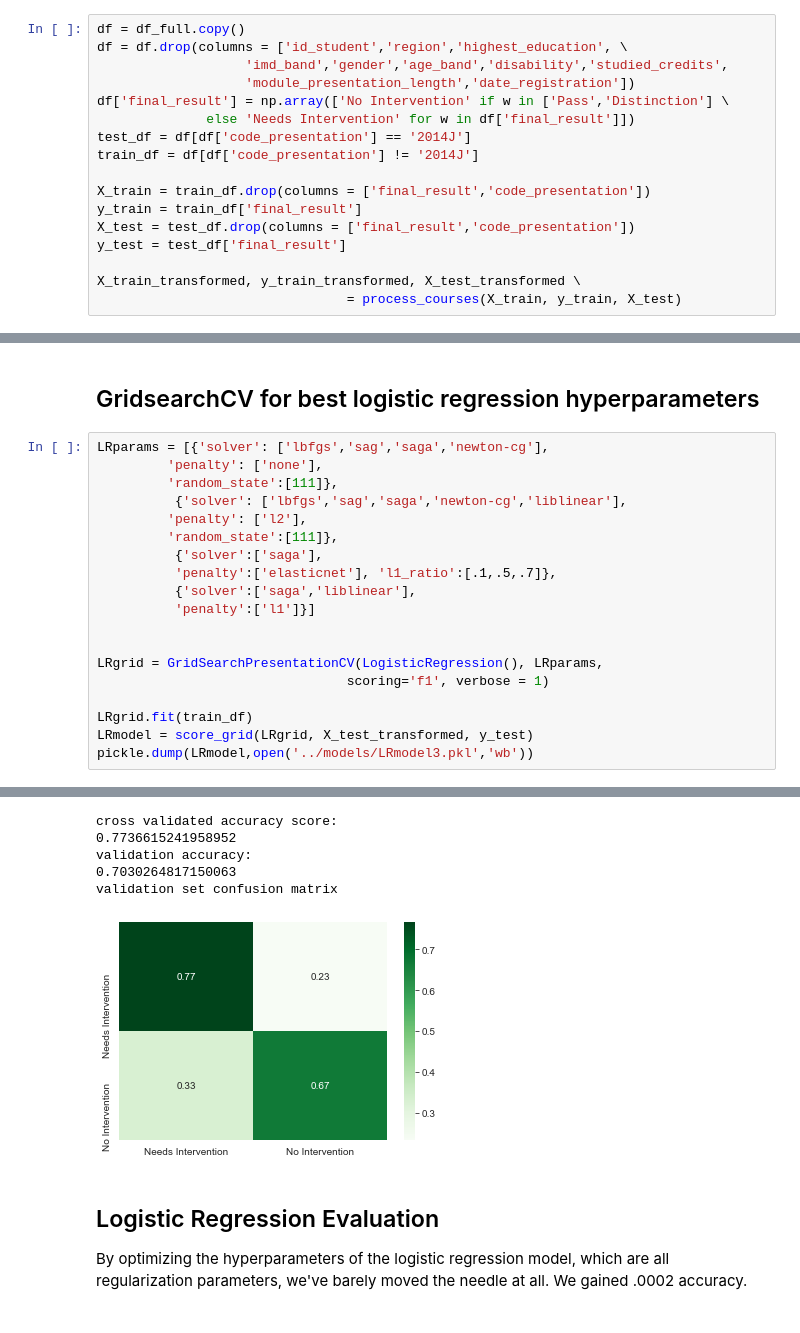
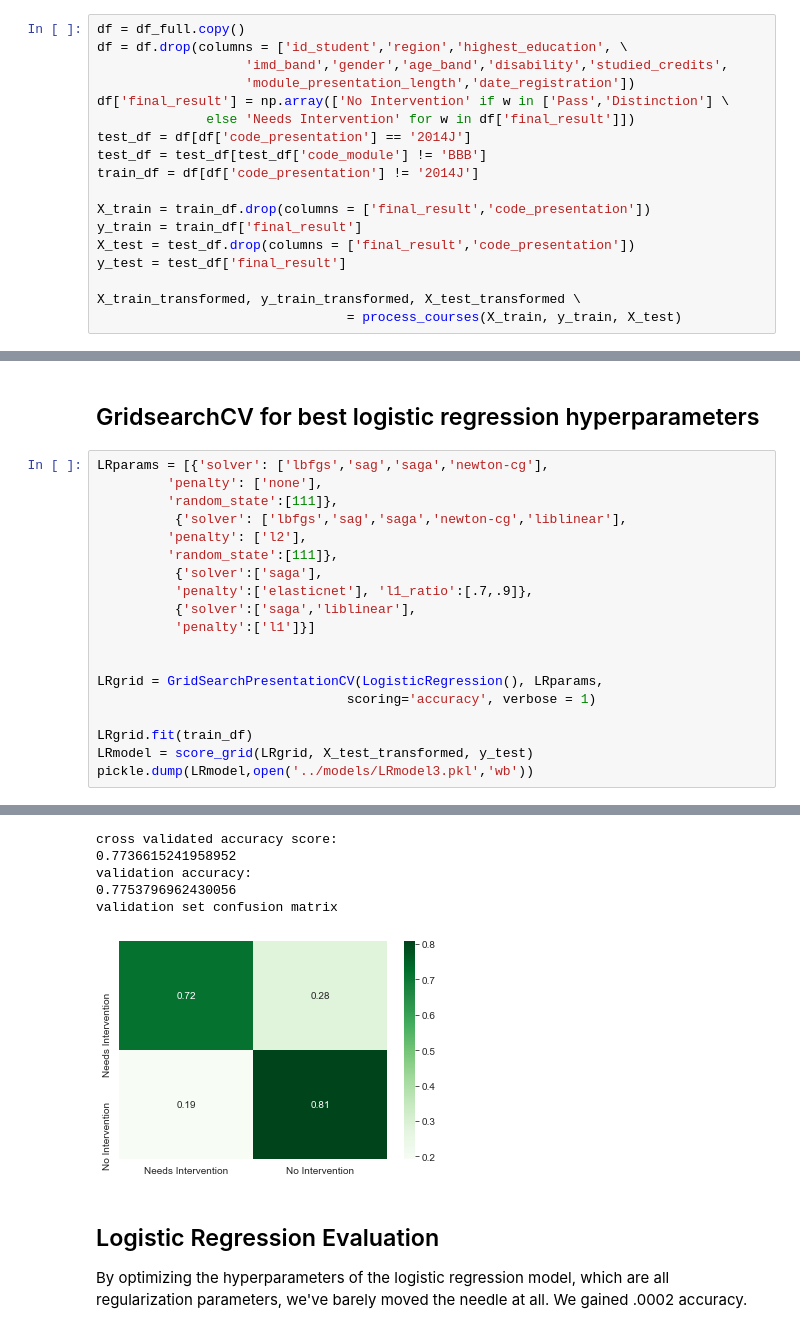
Before and after one commit to Caellwyn/ou_student_predictions, a Jupyter notebook: notebooks/shallow_model_predict_future.ipynb, the cells around one changed output, grey strips where cells are left out. Saved outputs shown, nothing was run; the diff lists cells and outputs as text.

```diff
--- a/notebooks/shallow_model_predict_future.ipynb
+++ b/notebooks/shallow_model_predict_future.ipynb
@@ -53,6 +56,7 @@ df = df.drop(columns = ['id_student','region','highest_education', \
 df['final_result'] = np.array(['No Intervention' if w in ['Pass','Distinction'] \
               else 'Needs Intervention' for w in df['final_result']])
 test_df = df[df['code_presentation'] == '2014J']
+test_df = test_df[test_df['code_module'] != 'BBB']
 train_df = df[df['code_presentation'] != '2014J']
 
 X_train = train_df.drop(columns = ['final_result','code_presentation'])
@@ -100,13 +104,13 @@ LRparams = [{'solver': ['lbfgs','sag','saga','newton-cg'],
          'penalty': ['l2'],
          'random_state':[111]},
           {'solver':['saga'],
-          'penalty':['elasticnet'], 'l1_ratio':[.1,.5,.7]},
+          'penalty':['elasticnet'], 'l1_ratio':[.7,.9]},
           {'solver':['saga','liblinear'],
           'penalty':['l1']}]
 
 
 LRgrid = GridSearchPresentationCV(LogisticRegression(), LRparams,
-                                scoring='f1', verbose = 1)
+                                scoring='accuracy', verbose = 1)
 
 LRgrid.fit(train_df)
 LRmodel = score_grid(LRgrid, X_test_transformed, y_test)
@@ -130,28 +134,28 @@ LogisticRegression(l1_ratio=0.7, penalty='l1', random_state=111,
                    solver='liblinear')
 best cv
 |  |  | score |
 | code_module | code_presentation |  |
 | AAA | 2013J | NaN |
 | BBB | 2013B | 0.801174 |
 |  | 2013J | 0.776324 |
 |  | 2014B | 0.803556 |
 | CCC | 2014B | NaN |
 | DDD | 2013B | 0.678986 |
 |  | 2013J | 0.756466 |
 |  | 2014B | 0.770686 |
 | EEE | 2013J | 0.812958 |
 |  | 2014B | 0.815838 |
 | FFF | 2013B | 0.782291 |
 |  | 2013J | 0.790545 |
 |  | 2014B | 0.793852 |
 | GGG | 2013J | 0.702315 |
 |  | 2014B | 0.77261 |
 cross validated accuracy score:
 0.7736615241958952
 validation accuracy:
-0.7030264817150063
+0.7753796962430056
 validation set confusion matrix
-[figure, old version]
+[figure, new version]
 # %% [markdown]
 ## Logistic Regression Evaluation
 By optimizing the hyperparameters of the logistic regression model, which are all regularization parameters, we've barely moved the needle at all.  We gained .0002 accuracy.
```
Also changed, not shown: parts of 14 cells of this notebook, 9 other files.
